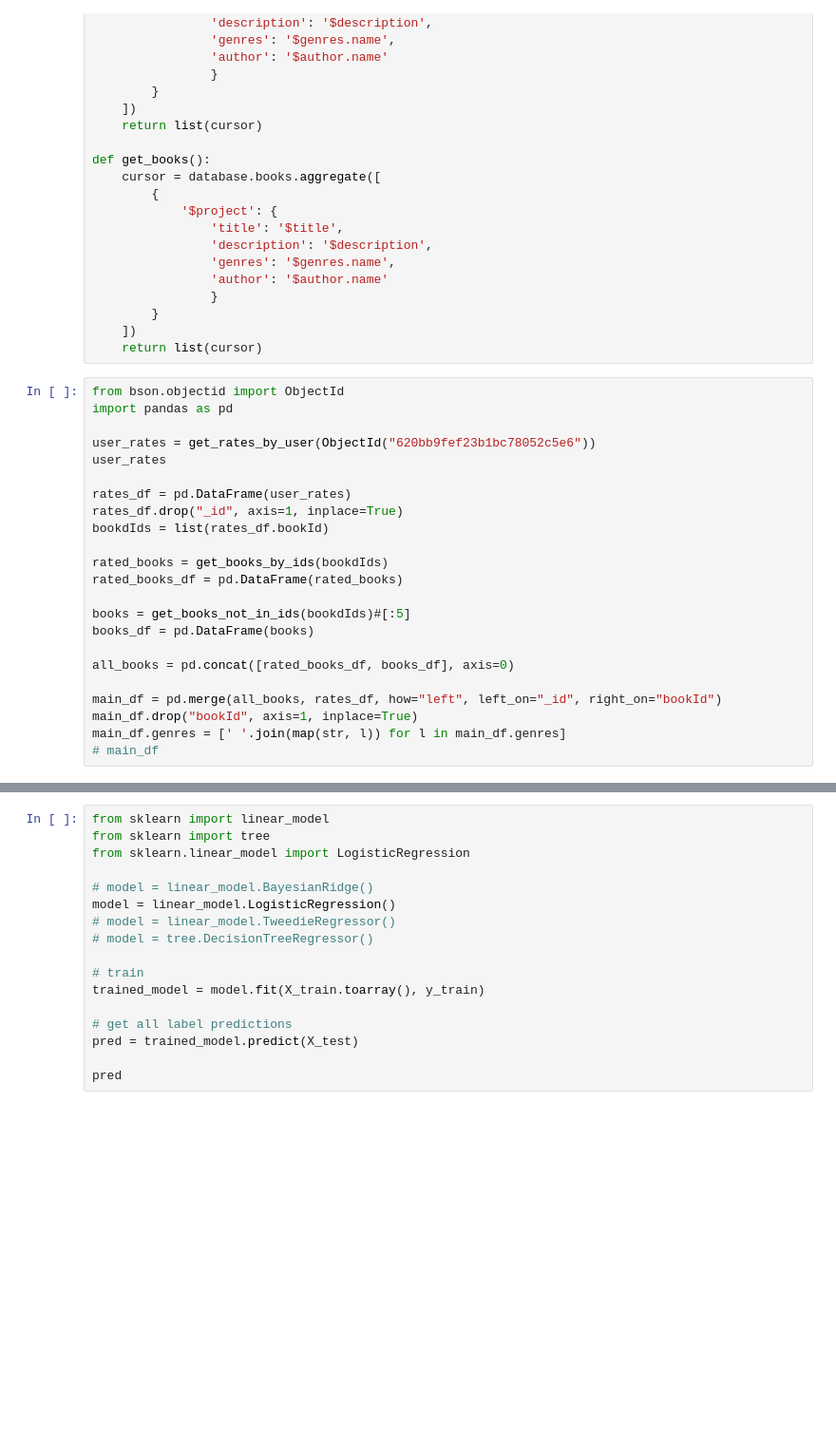
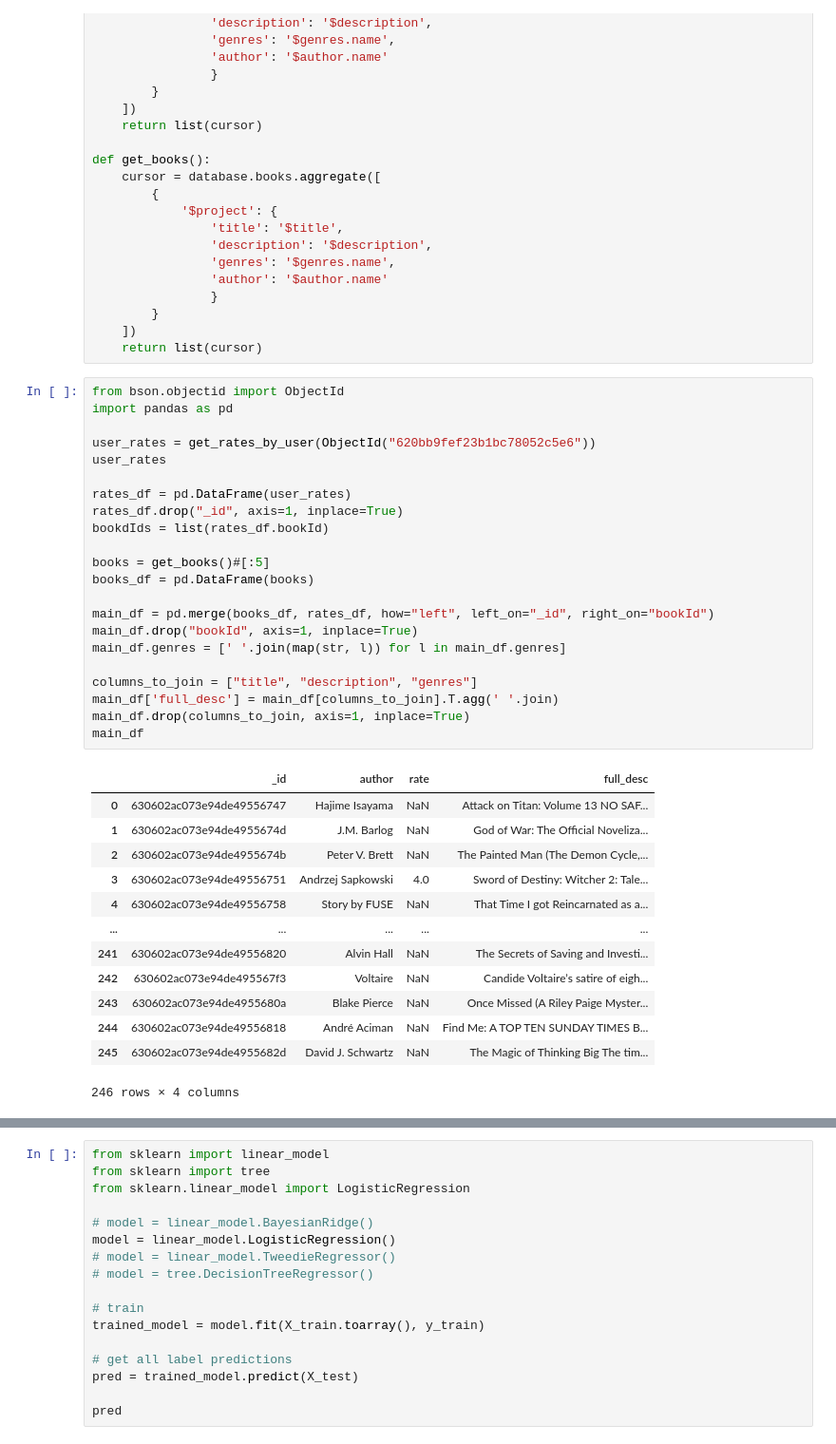
Before and after one commit to pyaryna/masters, a Jupyter notebook: python/content based/draft.ipynb, the cells around one changed output, grey strips where cells are left out. Shown: that part at 95% size. Drawn from its saved outputs; the diff is of its cells as text; blank space fills up the shorter version.

```diff
--- a/python/content based/draft.ipynb
+++ b/python/content based/draft.ipynb
@@ -73,23 +73,36 @@ def get_books():
 # %%
 from bson.objectid import ObjectId
 import pandas as pd
 
 user_rates = get_rates_by_user(ObjectId("620bb9fef23b1bc78052c5e6"))
 user_rates
 
 rates_df = pd.DataFrame(user_rates)
 rates_df.drop("_id", axis=1, inplace=True)
 bookdIds = list(rates_df.bookId)
 
-rated_books = get_books_by_ids(bookdIds)
-rated_books_df = pd.DataFrame(rated_books)
-
-books = get_books_not_in_ids(bookdIds)#[:5]
+books = get_books()#[:5]
 books_df = pd.DataFrame(books)
 
-all_books = pd.concat([rated_books_df, books_df], axis=0)
-
-main_df = pd.merge(all_books, rates_df, how="left", left_on="_id", right_on="bookId")
+main_df = pd.merge(books_df, rates_df, how="left", left_on="_id", right_on="bookId")
 main_df.drop("bookId", axis=1, inplace=True)
 main_df.genres = [' '.join(map(str, l)) for l in main_df.genres]
-# main_df
+
+columns_to_join = ["title", "description", "genres"]
+main_df['full_desc'] = main_df[columns_to_join].T.agg(' '.join)
+main_df.drop(columns_to_join, axis=1, inplace=True)
+main_df
+# %% [output]
+|  | _id | author | rate | full_desc |
+| 0 | 630602ac073e94de49556747 | Hajime Isayama | NaN | Attack on Titan: Volume 13 NO SAF... |
+| 1 | 630602ac073e94de4955674d | J.M. Barlog | NaN | God of War: The Official Noveliza... |
+| 2 | 630602ac073e94de4955674b | Peter V. Brett | NaN | The Painted Man (The Demon Cycle,... |
+| 3 | 630602ac073e94de49556751 | Andrzej Sapkowski | 4.0 | Sword of Destiny: Witcher 2: Tale... |
+| 4 | 630602ac073e94de49556758 | Story by FUSE | NaN | That Time I got Reincarnated as a... |
+| ... | ... | ... | ... | ... |
+| 241 | 630602ac073e94de49556820 | Alvin Hall | NaN | The Secrets of Saving and Investi... |
+| 242 | 630602ac073e94de495567f3 | Voltaire | NaN | Candide Voltaire’s satire of eigh... |
+| 243 | 630602ac073e94de4955680a | Blake Pierce | NaN | Once Missed (A Riley Paige Myster... |
+| 244 | 630602ac073e94de49556818 | André Aciman | NaN | Find Me: A TOP TEN SUNDAY TIMES B... |
+| 245 | 630602ac073e94de4955682d | David J. Schwartz | NaN | The Magic of Thinking Big The tim... |
+246 rows × 4 columns
```
Also changed, not shown: parts of 17 cells of this notebook, 5 other files.
